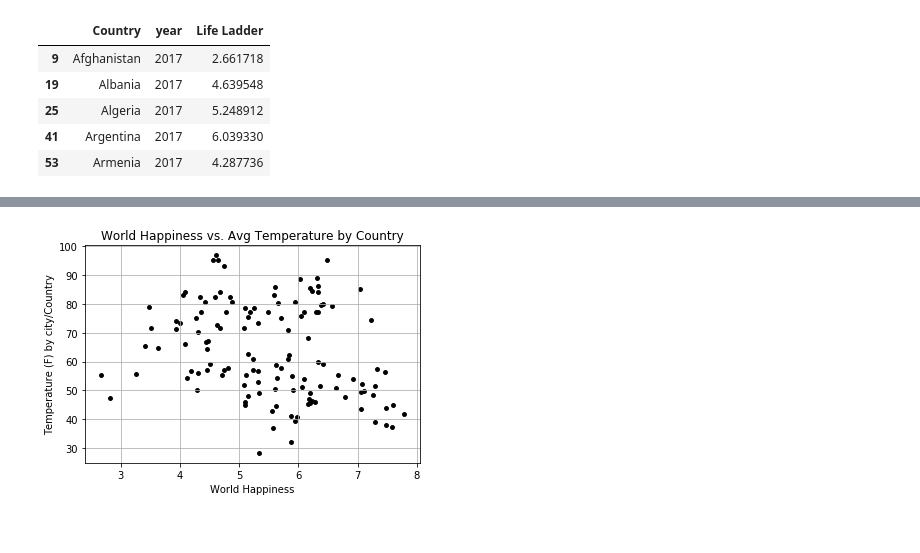
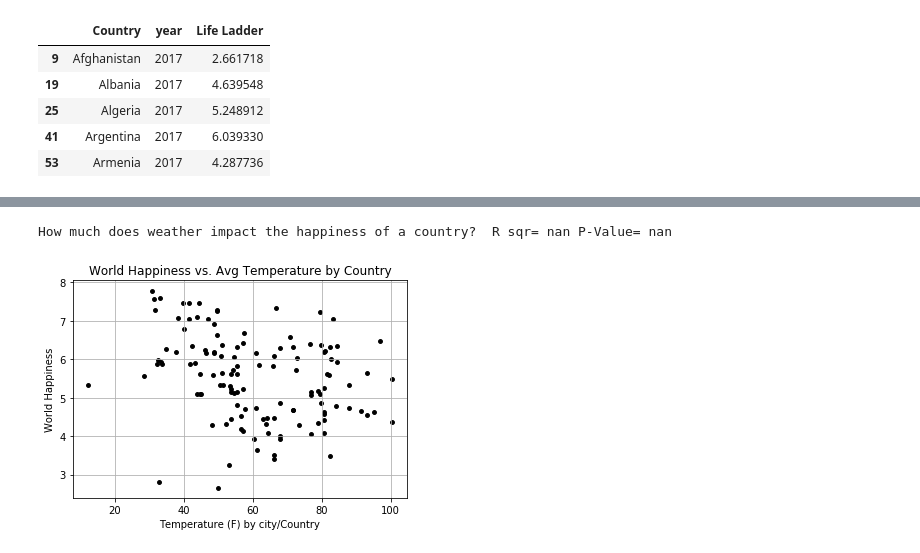
Before and after one commit to spastranas/GroupProject, a Jupyter notebook: WorkInProgressNotebooks/OpenWeatherMapy.ipynb, the cells around one changed output, grey strips where cells are left out. Cells and saved outputs as stored; diff of their text form; code cells hidden in the pictures.

```diff
--- a/WorkInProgressNotebooks/OpenWeatherMapy.ipynb
+++ b/WorkInProgressNotebooks/OpenWeatherMapy.ipynb
@@ -105,9 +105,21 @@ DF.head()
 # %%
-plt.scatter(DF["Life Ladder"], DF["Temperature"], c="black", marker="o", s=15)
+plt.scatter(DF["Temperature"], DF["Life Ladder"], c="black", marker="o", s=15)
 
 plt.title("World Happiness vs. Avg Temperature by Country")
-plt.ylabel("Temperature (F) by city/Country")
-plt.xlabel("World Happiness")
+plt.xlabel("Temperature (F) by city/Country")
+plt.ylabel("World Happiness")
 plt.grid(True)
+
+#regression
+(slope, intercept, r, p, error) = linregress(DF['Temperature'], DF["Life Ladder"])
+print("How much does weather impact the happiness of a country?  R sqr= "
+      + str(r) + ' P-Value= ' + str(p))
+
+fit = slope * DF["Temperature"] + intercept
+
+#ax.plot(X_axis, Y_axis, linewidth=0, marker='o') #plot each instance
+#ax.plot(year, fit, 'r--') #plot the regresion calc, with a red dotted line
+#plt.show()
 # %% [output]
+How much does weather impact the happiness of a country?  R sqr= nan P-Value= nan
-[figure, old version]
+[figure, new version]
```
Also changed, not shown: parts of 4 cells of this notebook, 2 other files.
